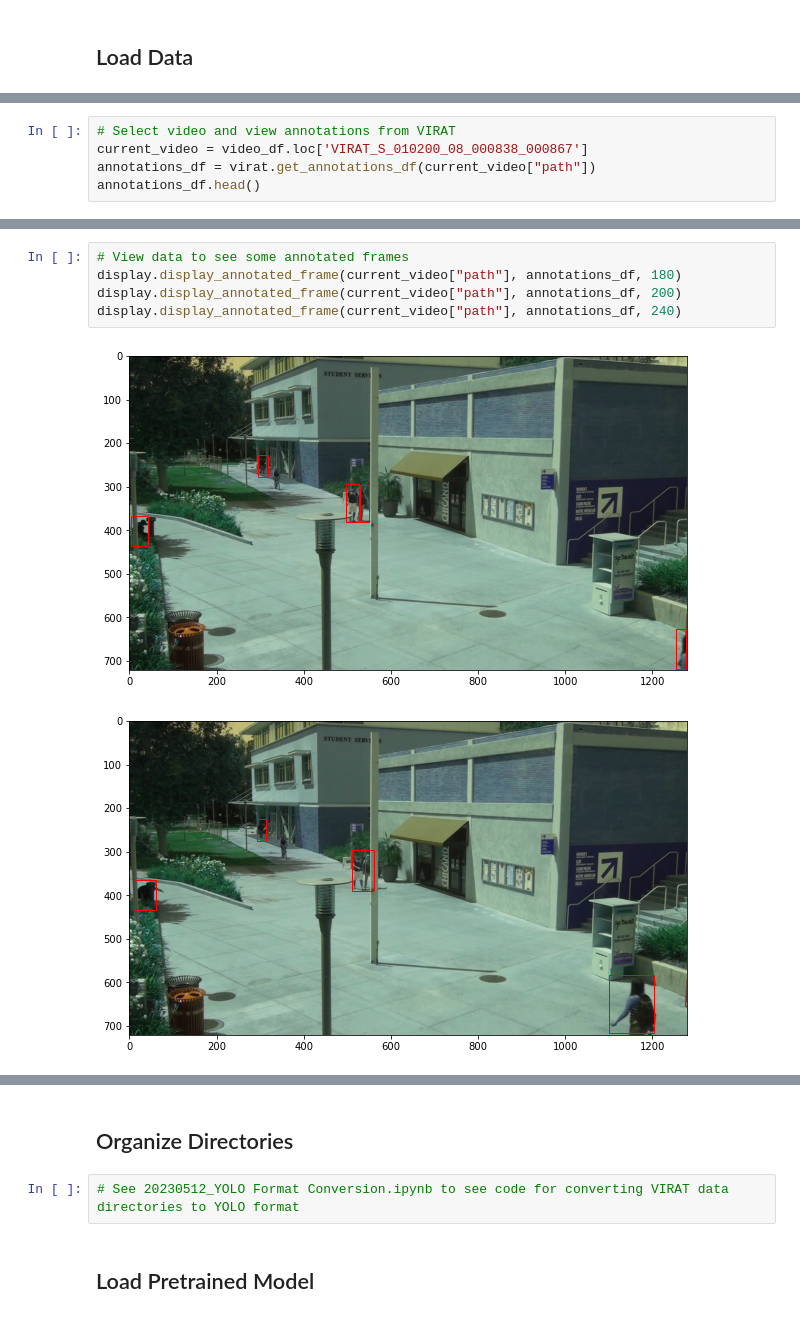
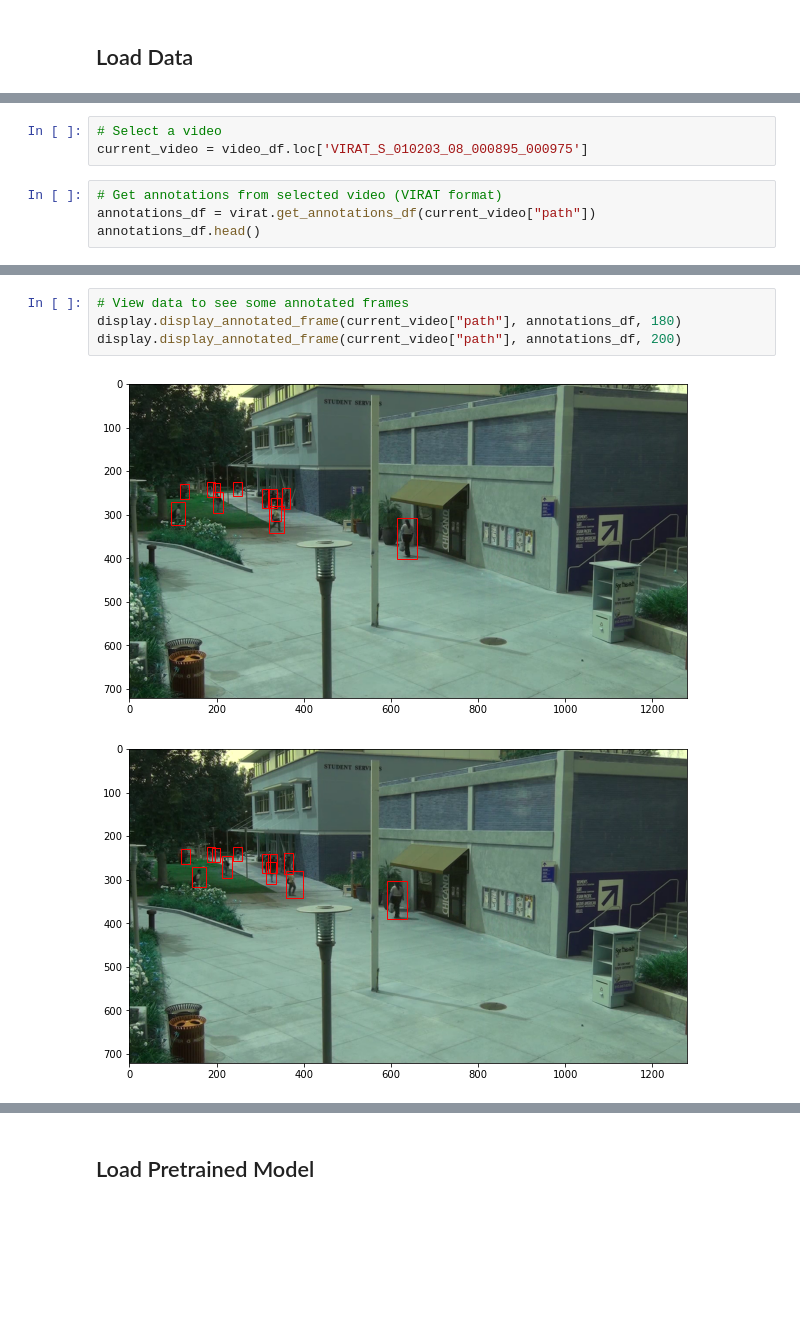
Before and after one commit to sardarchitect/ucsd_capstone, a Jupyter notebook: exploration/20230523_Protoype I.ipynb, the cells around one changed output, grey strips where cells are left out. Cells and saved outputs as stored; diff of their text form; blank space fills up the shorter version.

```diff
--- a/exploration/20230523_Protoype I.ipynb
+++ b/exploration/20230523_Protoype I.ipynb
@@ -30,9 +33,11 @@ video_df.head()
 | VIRAT_S_050000_08_001235_001295 | /home/sardarchitect/repos/github.... | 1792 | 59 | 1920.0 | 1080.0 | VIRAT_S_050000_08_001235_001295.v... | VIRAT_S_050000_08_001235_001295.v... | VIRAT_S_050000_08_001235_001295.v... |
 | VIRAT_S_050000_06_000908_000970 | /home/sardarchitect/repos/github.... | 1855 | 61 | 1920.0 | 1080.0 | VIRAT_S_050000_06_000908_000970.v... | VIRAT_S_050000_06_000908_000970.v... | VIRAT_S_050000_06_000908_000970.v... |
 | VIRAT_S_010208_08_000807_000831 | /home/sardarchitect/repos/github.... | 420 | 17 | 1280.0 | 720.0 | VIRAT_S_050000_06_000908_000970.v... | VIRAT_S_010208_08_000807_000831.v... | VIRAT_S_050000_06_000908_000970.v... |
+# %%
+# Select a video
+current_video = video_df.loc['VIRAT_S_010203_08_000895_000975']
 # %%
-# Select video and view annotations from VIRAT
-current_video = video_df.loc['VIRAT_S_010200_08_000838_000867']
+# Get annotations from selected video (VIRAT format)
 annotations_df = virat.get_annotations_df(current_video["path"])
 annotations_df.head()
 # %% [output]
@@ -56,8 +61,7 @@ annotations_df.head()
 # %%
 # View data to see some annotated frames
 display.display_annotated_frame(current_video["path"], annotations_df, 180)
 display.display_annotated_frame(current_video["path"], annotations_df, 200)
-display.display_annotated_frame(current_video["path"], annotations_df, 240)
 # %% [output]
-[figure, old version]
+[figure, new version]
-[figure, old version]
+[figure, new version]
@@ -65,7 +68,3 @@ display.display_annotated_frame(current_video["path"], annotations_df, 240)
-# %% [markdown]
-## Organize Directories
-# %%
-# See 20230512_YOLO Format Conversion.ipynb to see code for converting VIRAT data directories to YOLO format
 # %% [markdown]
 ## Load Pretrained Model
 # %%
```
Also changed, not shown: parts of 15 cells of this notebook, 1 other file.
